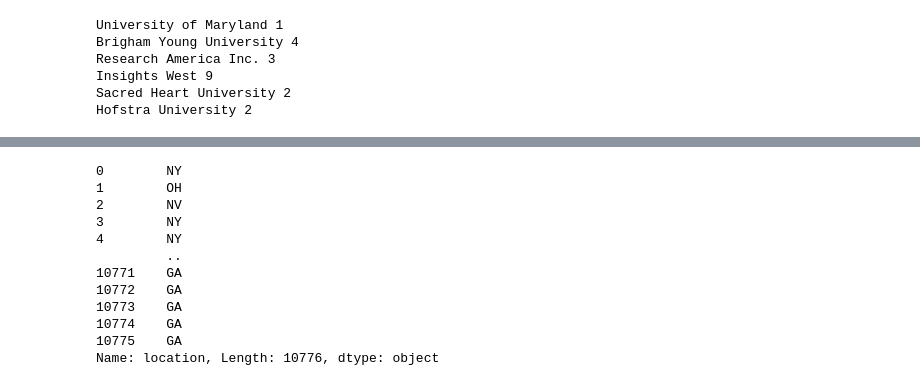
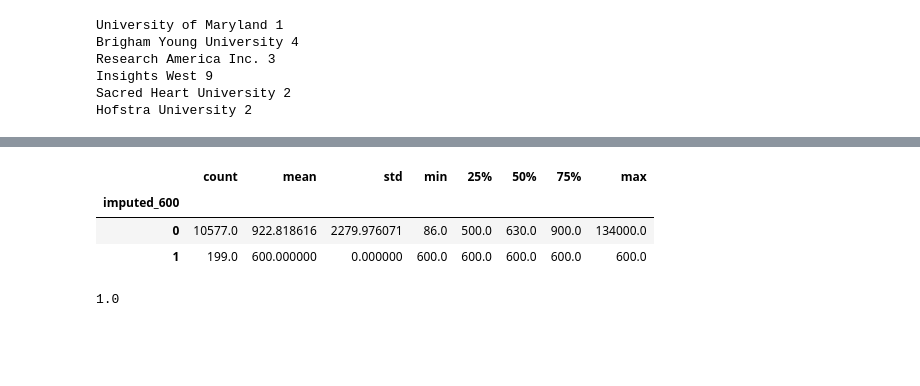
Before and after one commit to vijay-ravuri/poll-accuracy-modeling, a Jupyter notebook: code/starter_vijay.ipynb, the cells around one changed output, grey strips where cells are left out. Saved outputs shown, nothing was run; the diff lists cells and outputs as text; code cells hidden in the pictures; blank space fills up the shorter version.

```diff
--- a/code/starter_vijay.ipynb
+++ b/code/starter_vijay.ipynb
@@ -662,0 +624,2 @@ Hofstra University 2
+# %%
+imputed_samplesize = polls['comment'].apply(imputed_checker)
@@ -662,0 +645,4 @@ Hofstra University 2
+# %%
+sample_600 = polls['samplesize'].apply(lambda x: 1 if x == 600 else 0)
+# %%
+actual = imputed_samplesize * sample_600
@@ -663 +661,10 @@ Hofstra University 2
+# %%
+polls['imputed_600'] = actual
+# %%
+polls.groupby('imputed_600')['samplesize'].describe()
+# %% [output]
+|  | count | mean | std | min | 25% | 50% | 75% | max |
+| imputed_600 |  |  |  |  |  |  |  |  |
+| 0 | 10577.0 | 922.818616 | 2279.976071 | 86.0 | 500.0 | 630.0 | 900.0 | 134000.0 |
+| 1 | 199.0 | 600.000000 | 0.000000 | 600.0 | 600.0 | 600.0 | 600.0 | 600.0 |
 # %%
@@ -665,15 +672,4 @@ from feature_extraction import state_agg as agger
-# %%
-polls['location'].apply(lambda x: x.split('-')[0]).apply(agger)
-# %% [output]
-0        NY
-1        OH
-2        NV
-3        NY
-4        NY
-         ..
-10771    GA
-10772    GA
-10773    GA
-10774    GA
-10775    GA
-Name: location, Length: 10776, dtype: object
+# %%
+np.mean(polls['imputed_600'] == imp6(polls))
+# %% [output]
+1.0
```
Also changed, not shown: parts of 56 cells of this notebook, 1 other file.
